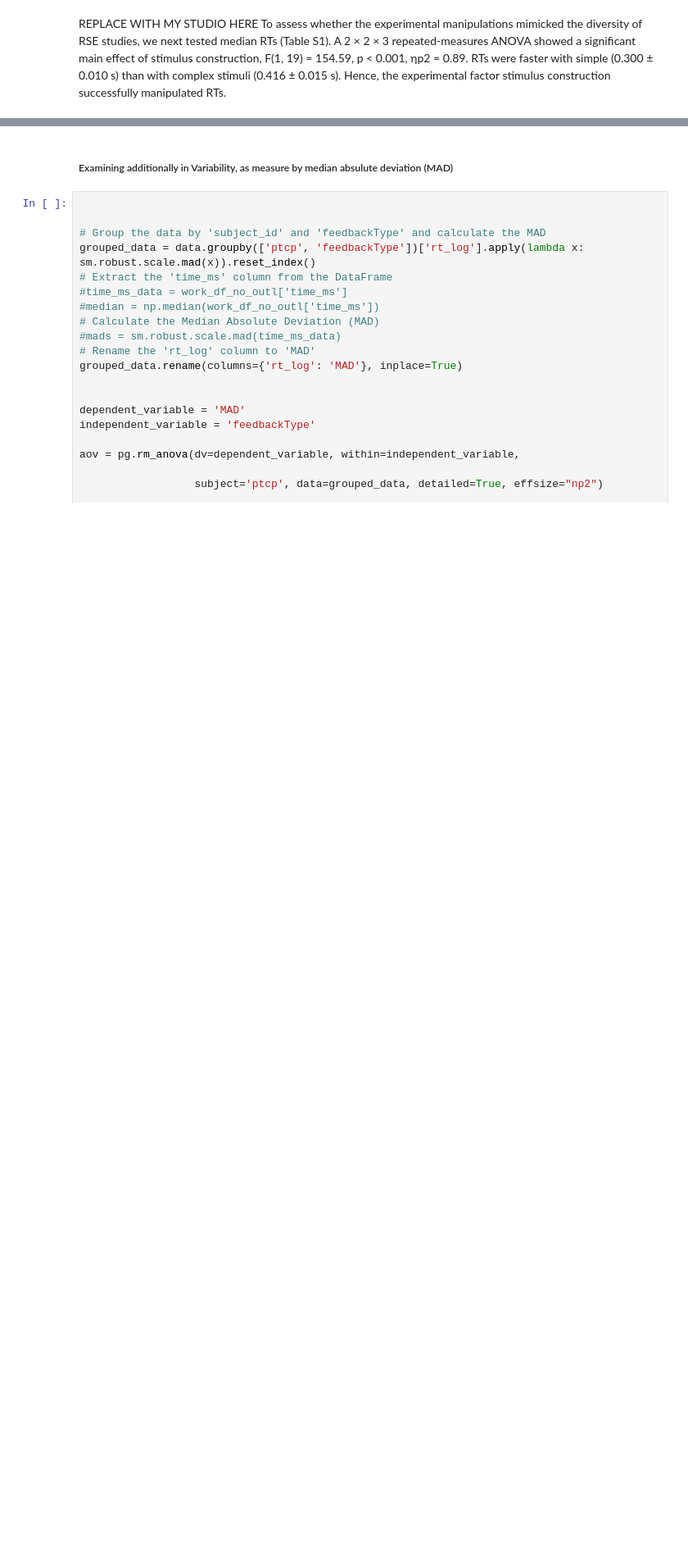
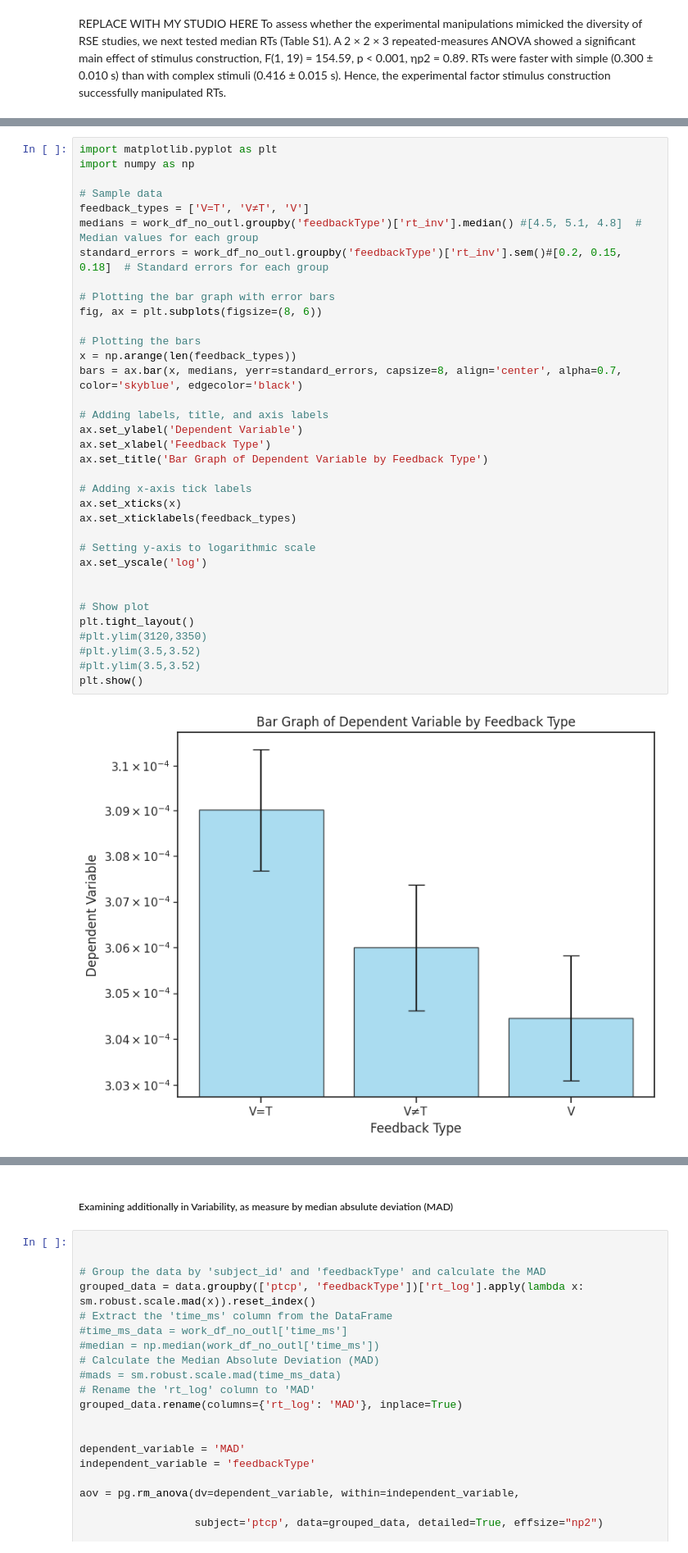
Before and after one commit to BenjaminDupre/m-b_thesis, a Jupyter notebook: Analysis/Analysis..ipynb, the cells around one changed output, grey strips where cells are left out. Shown at 82% size. Cells and saved outputs as stored; diff of their text form; blank space fills up the shorter version.

```diff
--- a/Analysis/Analysis..ipynb
+++ b/Analysis/Analysis..ipynb
@@ -1170 +1263,38 @@ plt.show()
+# %%
+import matplotlib.pyplot as plt
+import numpy as np
+
+# Sample data
+feedback_types = ['V=T', 'V≠T', 'V']
+medians = work_df_no_outl.groupby('feedbackType')['rt_inv'].median() #[4.5, 5.1, 4.8]  # Median values for each group
+standard_errors = work_df_no_outl.groupby('feedbackType')['rt_inv'].sem()#[0.2, 0.15, 0.18]  # Standard errors for each group
+
+# Plotting the bar graph with error bars
+fig, ax = plt.subplots(figsize=(8, 6))
+
+# Plotting the bars
+x = np.arange(len(feedback_types))
+bars = ax.bar(x, medians, yerr=standard_errors, capsize=8, align='center', alpha=0.7, color='skyblue', edgecolor='black')
+
+# Adding labels, title, and axis labels
+ax.set_ylabel('Dependent Variable')
+ax.set_xlabel('Feedback Type')
+ax.set_title('Bar Graph of Dependent Variable by Feedback Type')
+
+# Adding x-axis tick labels
+ax.set_xticks(x)
+ax.set_xticklabels(feedback_types)
+
+# Setting y-axis to logarithmic scale
+ax.set_yscale('log')
+
+
+# Show plot
+plt.tight_layout()
+#plt.ylim(3120,3350)
+#plt.ylim(3.5,3.52)
+#plt.ylim(3.5,3.52)
+plt.show()
+# %% [output]
+[figure, added]
 # %%
```
Also changed, not shown: parts of 31 cells of this notebook, 8 other files.
